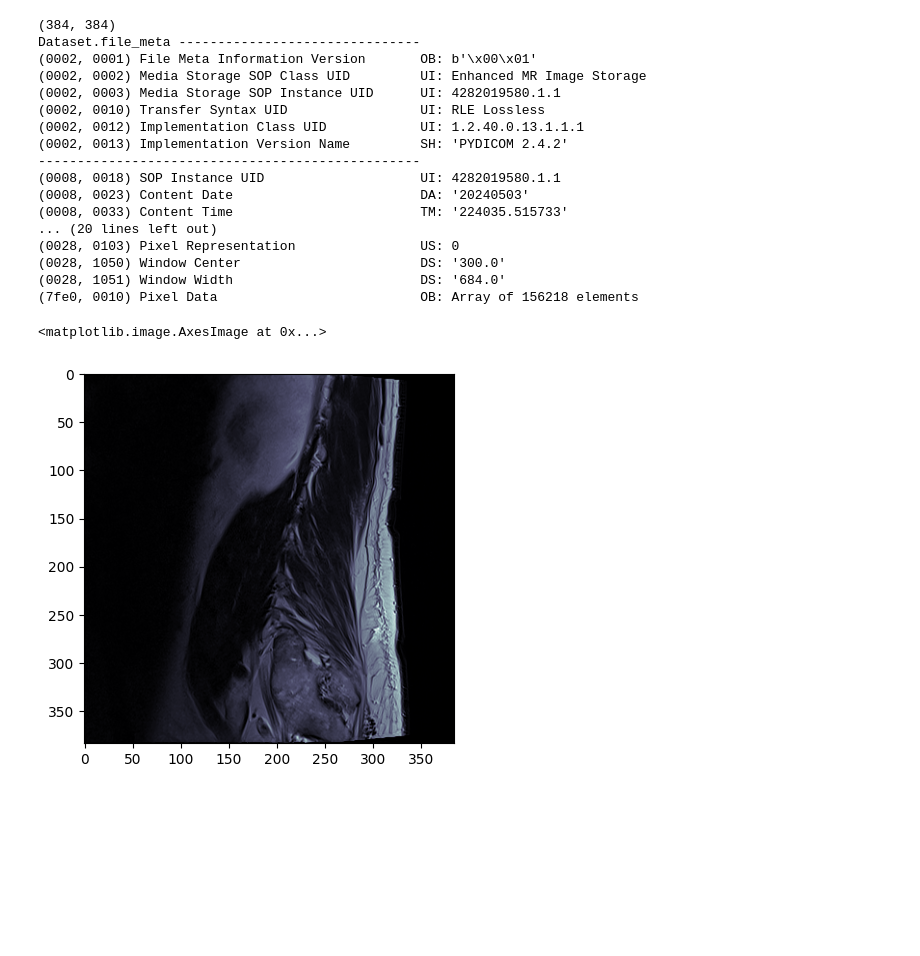
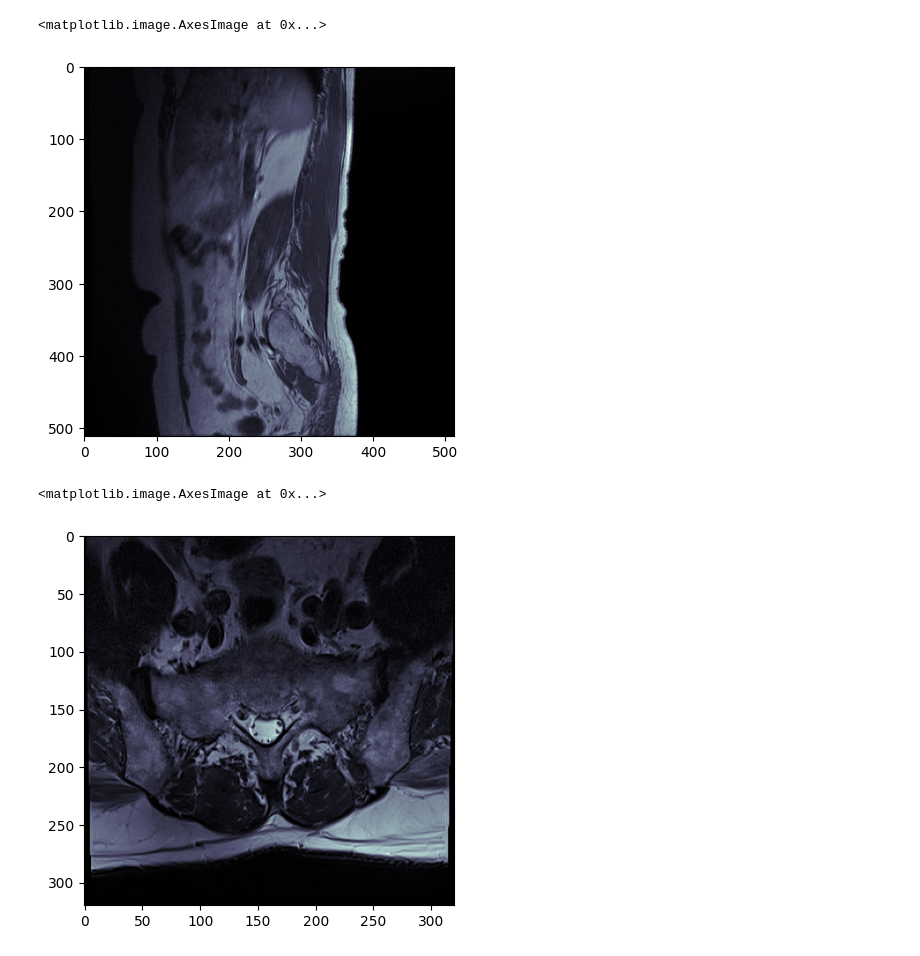
Before and after one commit to hmhornung/Lumbar-Spine-Degenerative-Classification, a Jupyter notebook: exploratory.ipynb, the cells around one changed output. Drawn from its saved outputs; the diff is of its cells as text; code cells hidden in the pictures; blank space fills up the shorter version.

Commit message:
preprocessing stuff and data analysis

```diff
--- a/exploratory.ipynb
+++ b/exploratory.ipynb
@@ -13,6 +13,10 @@ from mpl_toolkits.mplot3d.art3d import Poly3DCollection
 
 # Some constants
 INPUT_FOLDER = 'data/train_images/4282019580/1547999333'
+
+T1_FOLDER = 'data/train_images/998688940/2145914008'
+T2_FOLDER = 'data/train_images/100206310/1012284084'
+
 patients = os.listdir(INPUT_FOLDER)
 patients.sort()
 # %%
@@ -32,28 +36,17 @@ def load_scan(path):
 # %%
 slices = load_scan(INPUT_FOLDER)
 image = [s.pixel_array for s in slices]
-# %%
-print(slices[0].pixel_array.shape)
-print(slices[0])
-#25 and 24 are different
-plt.imshow(image[20], cmap=plt.cm.bone)
-# %% [output]
-(384, 384)
-Dataset.file_meta -------------------------------
-(0002, 0001) File Meta Information Version       OB: b'\x00\x01'
-(0002, 0002) Media Storage SOP Class UID         UI: Enhanced MR Image Storage
-(0002, 0003) Media Storage SOP Instance UID      UI: 4282019580.1.1
-(0002, 0010) Transfer Syntax UID                 UI: RLE Lossless
-(0002, 0012) Implementation Class UID            UI: 1.2.40.0.13.1.1.1
-(0002, 0013) Implementation Version Name         SH: 'PYDICOM 2.4.2'
--------------------------------------------------
-(0008, 0018) SOP Instance UID                    UI: 4282019580.1.1
-(0008, 0023) Content Date                        DA: '20240503'
-(0008, 0033) Content Time                        TM: '224035.515733'
-... (20 lines left out)
-(0028, 0103) Pixel Representation                US: 0
-(0028, 1050) Window Center                       DS: '300.0'
-(0028, 1051) Window Width                        DS: '684.0'
-(7fe0, 0010) Pixel Data                          OB: Array of 156218 elements
-<matplotlib.image.AxesImage at 0x...>
-[figure, removed]
+# %%
+slices1 = load_scan(T1_FOLDER)
+t1_image = [s.pixel_array for s in slices1]
+plt.imshow(t1_image[0], cmap=plt.cm.bone)
+# %% [output]
+<matplotlib.image.AxesImage at 0x...>
+[figure, added]
+# %%
+slices2 = load_scan(T2_FOLDER)
+t2_image = [s.pixel_array for s in slices2]
+plt.imshow(t2_image[0], cmap=plt.cm.bone)
+# %% [output]
+<matplotlib.image.AxesImage at 0x...>
+[figure, added]
```
Also changed, not shown: parts of 1 cell of this notebook, 7 other files.
